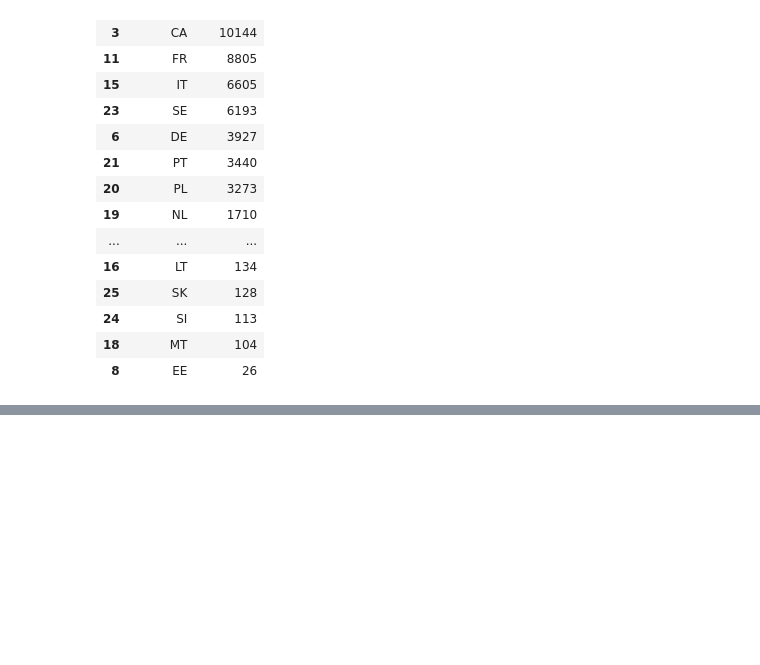
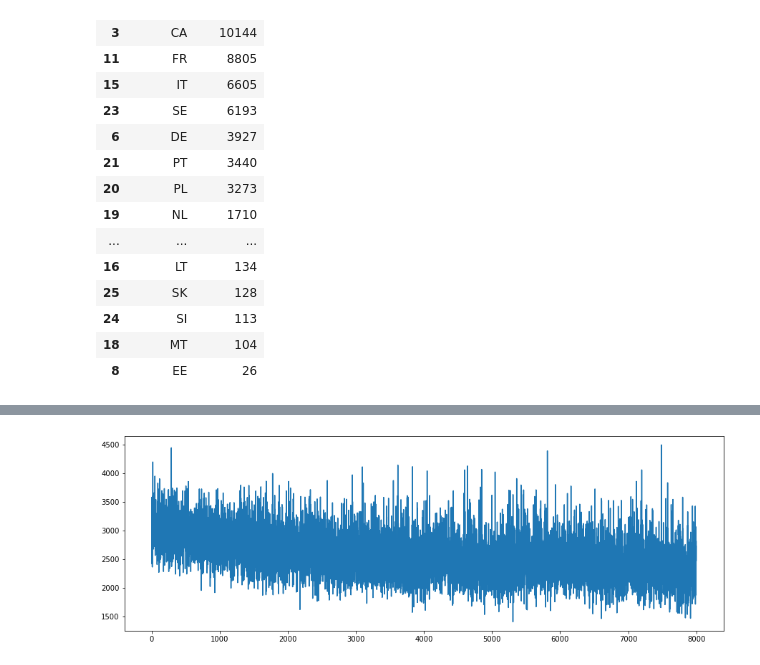
Before and after one commit to vandenbroecksebastiaan/text_geolocation, a Jupyter notebook: exploration.ipynb, the cells around one changed output, grey strips where cells are left out. Cells and saved outputs as stored; diff of their text form; code cells hidden in the pictures; blank space fills up the shorter version.

```diff
--- a/exploration.ipynb
+++ b/exploration.ipynb
@@ -65,2 +65,15 @@ plot_prediction_target(n_points=5)
 # %% [output]
 [interactive output not drawn]
+# %%
+import matplotlib.pyplot as plt
+%matplotlib inline
+def plot_loss():
+    loss = np.loadtxt("data/train_loss.txt", delimiter=" ")
+    plt.figure(figsize=(15, 5))
+    plt.plot(loss)
+    plt.show()
+
+
+plot_loss()
+# %% [output]
+[figure, added]
```
Also changed, not shown: parts of 4 cells of this notebook, 8 other files.
